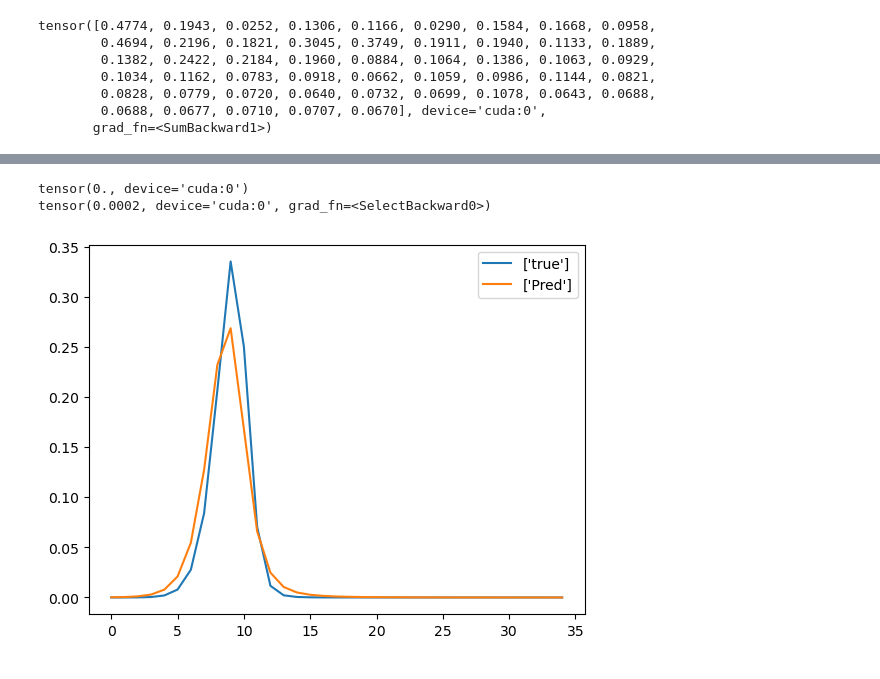
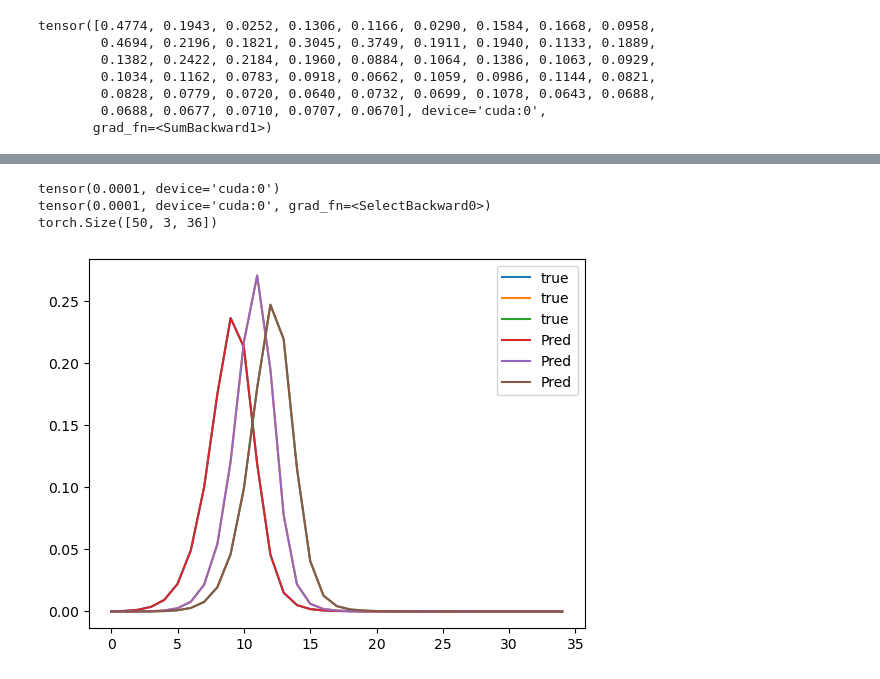
Before and after one commit to bizhili/Topology_Learning_Epis, a Jupyter notebook: test_multi_cities_no_att.ipynb, the cells around one changed output, grey strips where cells are left out. Drawn from its saved outputs; the diff is of its cells as text; code cells hidden in the pictures.

```diff
--- a/test_multi_cities_no_att.ipynb
+++ b/test_multi_cities_no_att.ipynb
@@ -1,4 +1,6 @@
 # %%
+%load_ext autoreload
+%autoreload 2
 import numpy as np
 import networkx as nx
 import random
@@ -25,14 +27,14 @@ parser = argparse.ArgumentParser(description='Topology fitting parameters')
 pramameters.add_arguments(parser)
 paras= pramameters.read_arguments(parser)
 #preset
-paras.modelLoad= "BB"
-paras.randomGraph= "WS"
+paras.modelLoad= "AA"
+paras.randomGraph= "BA"
 paras.weightModel= "identical"
 paras.epoches= 50000
 paras.intense= 0
-paras.seed= 10
+paras.seed= 12
 paras.plot= "spring"
-paras.strains= 2
+paras.strains= 3
 
 # paras.epoches= 50000
 # paras.randomGraph= "BA"
@@ -136,10 +143,10 @@ torch.Size([50, 2, 56])
 
 timeHorizon= divide.shape[2]-1
 if   paras.modelLoad=="AA":
-    myMatch= nn.matchingA(timeHorizon+1, paras.strains, paras.n,  device= device)
+    myMatch= nn.matchingA(timeHorizon+1, paras.strains, paras.n, channel= 3,  device= device)
     myEpi= nn.EpisA(input_dim= timeHorizon+1, num_heads= paras.strains, n= paras.n, device= device)
 elif paras.modelLoad=="AB":
-    myMatch= nn.matchingA(timeHorizon+1, paras.strains, paras.n,  device= device)
+    myMatch= nn.matchingA(timeHorizon+1, paras.strains, paras.n, channel= 3,  device= device)
     myEpi= nn.EpisB(input_dim= timeHorizon+1, num_heads= paras.strains, n= paras.n, device= device)
 elif paras.modelLoad=="BA":
     myMatch= nn.matchingB(timeHorizon+1, paras.strains, paras.n,  device= device)
@@ -152,7 +159,7 @@ elif paras.modelLoad=="infer2018":
     myEpi= nn.EpisB(input_dim= timeHorizon+1, num_heads= paras.strains, n= paras.n, device= device)
 
 
-optimizer1 = torch.optim.Adam(myMatch.parameters(),lr=1e-3)
+optimizer1 = torch.optim.Adam(myMatch.parameters(),lr=2e-4)
 optimizer2 = torch.optim.Adam({myEpi.taus},lr=2e-4)
 optimizer3 = torch.optim.Adam({myEpi.R0dTaus},lr=2e-4)
 myloss= torch.nn.MSELoss(reduction='sum')
@@ -183,7 +190,7 @@ if paras.modelLoad== "infer2018":
         optimizer2.step()
         optimizer3.step()
 else:
-    for j in (range(paras.epoches)):
+    for j in tqdm(range(paras.epoches*2)):
         optimizer1.zero_grad()
         optimizer2.zero_grad()
         optimizer3.zero_grad()
@@ -300,14 +287,16 @@ plt.legend()
 # %%
 if plotFlag==1:
-    node= 4
+    node= 5
     plt.plot(signal[node, :, 1:].squeeze().T.cpu().detach(), label=paras.strains*["true"])
     utils.log_print(printFlag,signal[node, 0, 1])
     utils.log_print(printFlag,predSignal[node, 0, 0])
     #plt.plot(embedded_tensor[0, :, -1:].squeeze().T.cpu().detach())
     plt.plot(predSignal[node, :, 0:-1].squeeze().T.cpu().detach(), label=paras.strains*["Pred"])
     #plt.plot(noise[0].T.cpu().detach())
     plt.legend()
+    print(signal.shape)
 # %% [output]
-tensor(0., device='cuda:0')
-tensor(0.0002, device='cuda:0', grad_fn=<SelectBackward0>)
+tensor(0.0001, device='cuda:0')
+tensor(0.0001, device='cuda:0', grad_fn=<SelectBackward0>)
+torch.Size([50, 3, 36])
-[figure, old version]
+[figure, new version]
```
Also changed, not shown: parts of 7 cells of this notebook, 12 other files.
